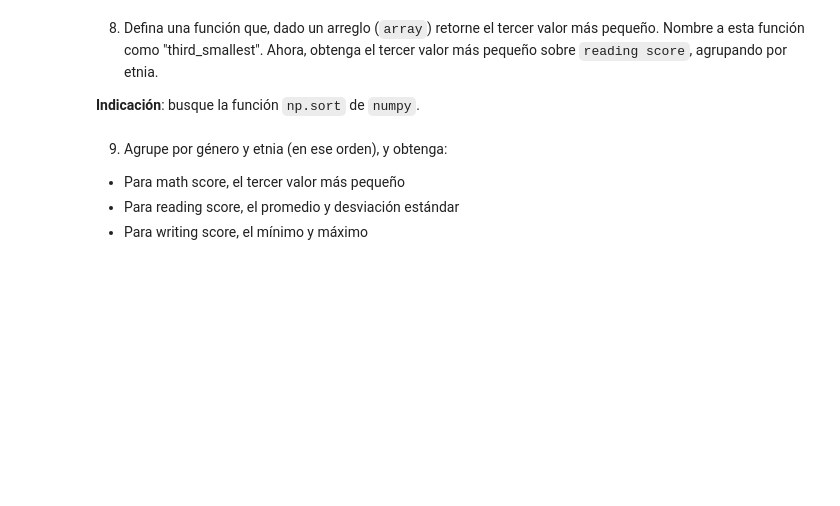
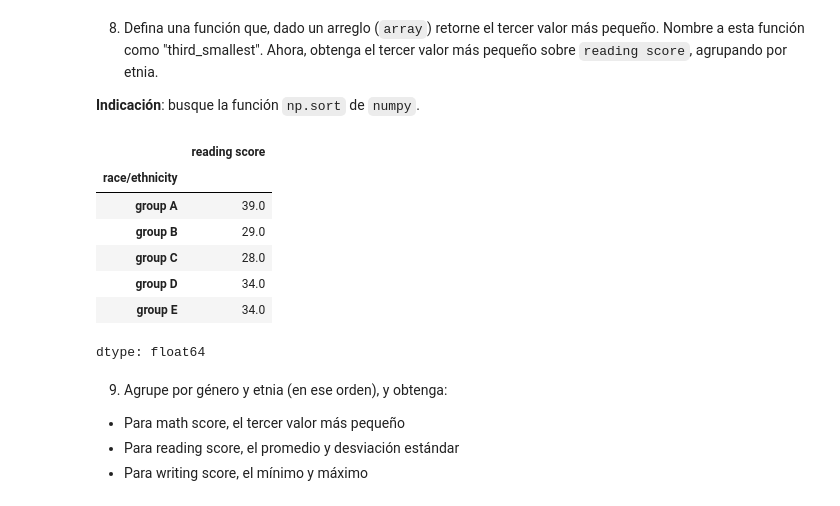
Before and after one commit to tomasleale/data, a Jupyter notebook: Lab4.ipynb, the cells around one changed output. Drawn from its saved outputs; the diff is of its cells as text; code cells hidden in the pictures; blank space fills up the shorter version.

```diff
--- a/Lab4.ipynb
+++ b/Lab4.ipynb
@@ -169,3 +167,24 @@ __Indicación__: busque la función `np.sort` de `numpy`.
+# %%
+# Código aquí
+def third_smallest(arr):
+    arr_sorted = np.sort(arr)
+    if len(arr_sorted) >= 3:
+        return arr_sorted[2]
+    else:
+        return np.nan
+
+trd_smallest = df.groupby("race/ethnicity")["reading score"].apply(third_smallest)
+
+trd_smallest
+# %% [output]
+|  | reading score |
+| race/ethnicity |  |
+| group A | 39.0 |
+| group B | 29.0 |
+| group C | 28.0 |
+| group D | 34.0 |
+| group E | 34.0 |
+dtype: float64
 # %% [markdown]
 9. Agrupe por género y etnia (en ese orden), y obtenga:
 - Para math score, el tercer valor más pequeño
```
Also changed, not shown: parts of 4 cells of this notebook.
